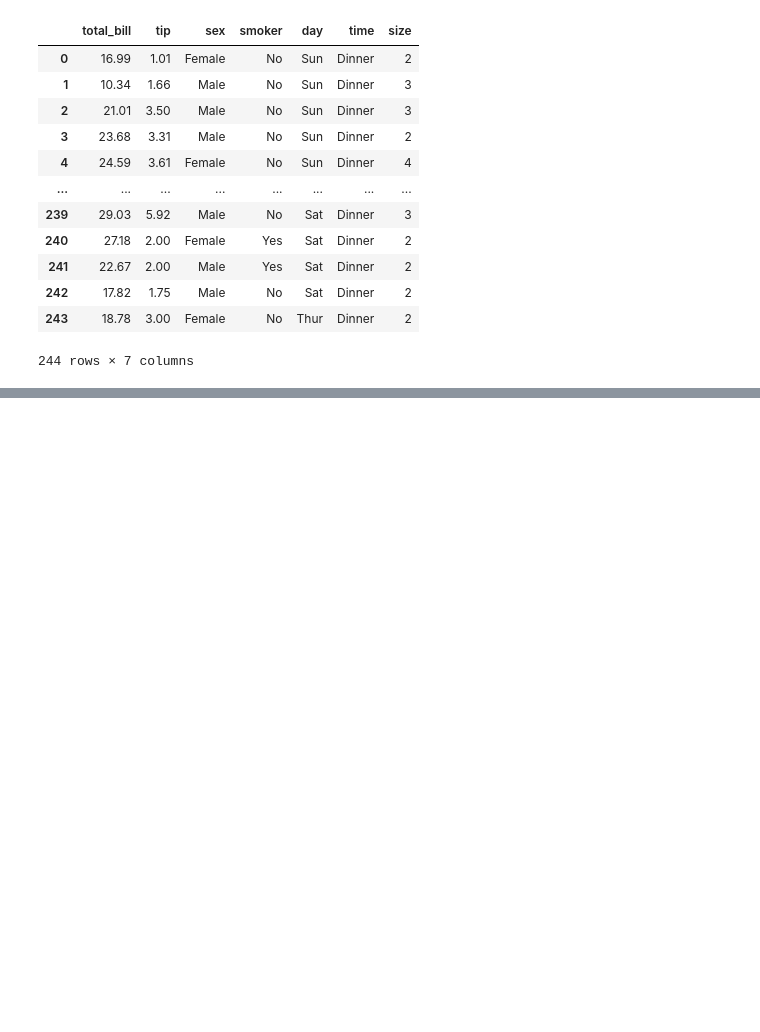
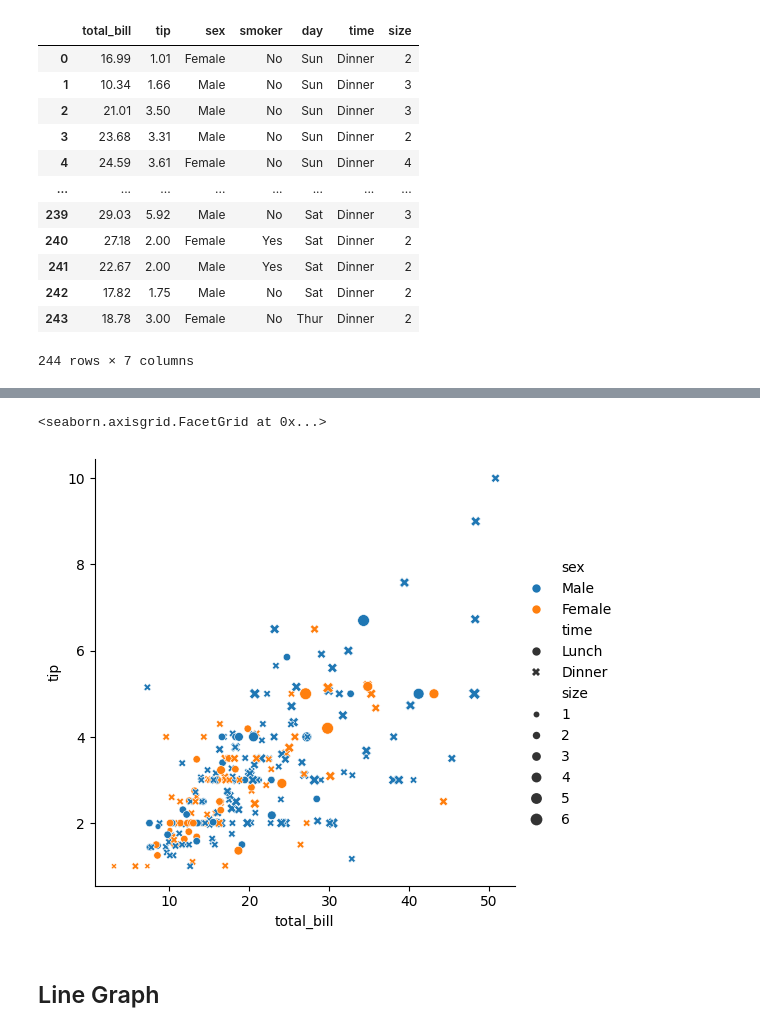
Before and after one commit to RichaSinghhh/PythonDataAnalytics, a Jupyter notebook: Analysis/SeabornPractice.ipynb, the cells around one changed output, grey strips where cells are left out. Drawn from its saved outputs; the diff is of its cells as text; code cells hidden in the pictures; blank space fills up the shorter version.

Commit message:
Seaborn

```diff
--- a/Analysis/SeabornPractice.ipynb
+++ b/Analysis/SeabornPractice.ipynb
@@ -33,0 +35,8 @@ sns.scatterplot(data =tips, x ="total_bill",y = "tip")
+# %%
+# relplot -> figure level -> square shape
+sns.relplot(data=tips, x='total_bill',y= 'tip', kind= 'scatter', hue = 'sex',style='time',size='size')
+# %% [output]
+<seaborn.axisgrid.FacetGrid at 0x...>
+[figure, added]
+# %% [markdown]
+## Line Graph
```
Also changed, not shown: parts of 1 cell of this notebook.
